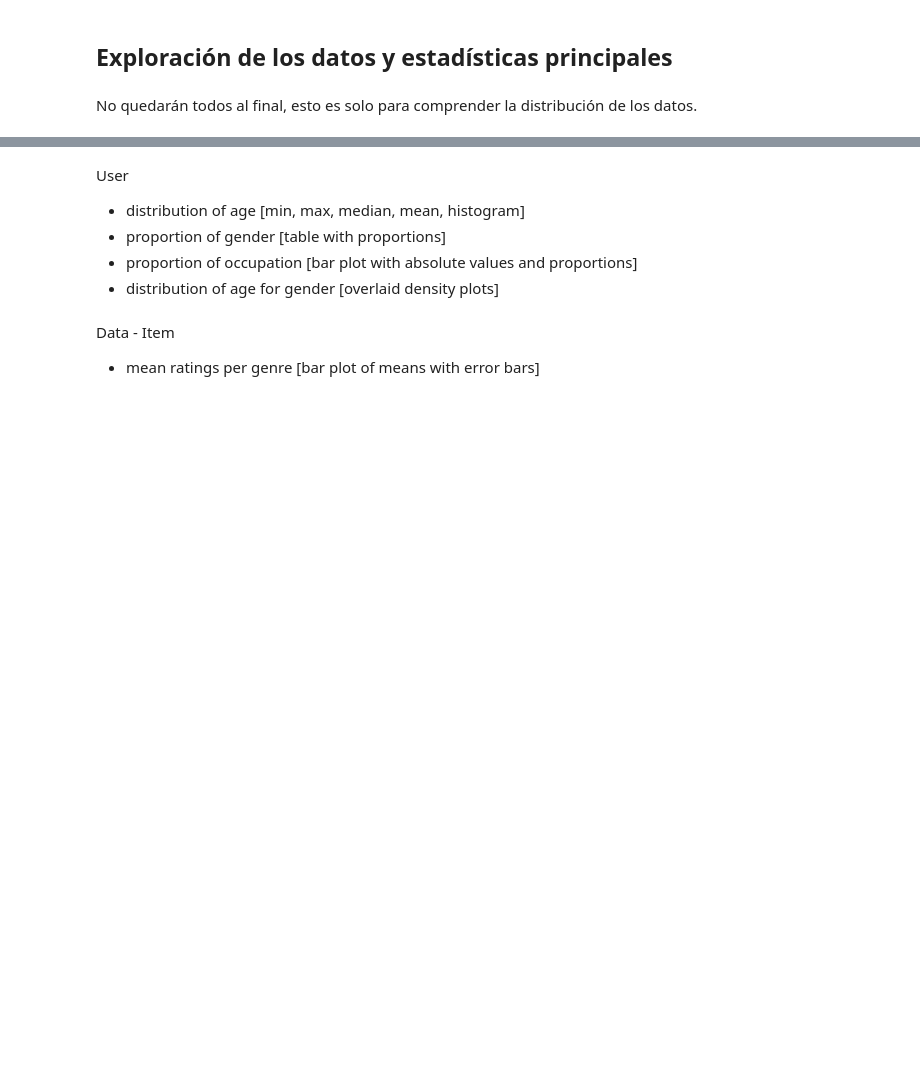
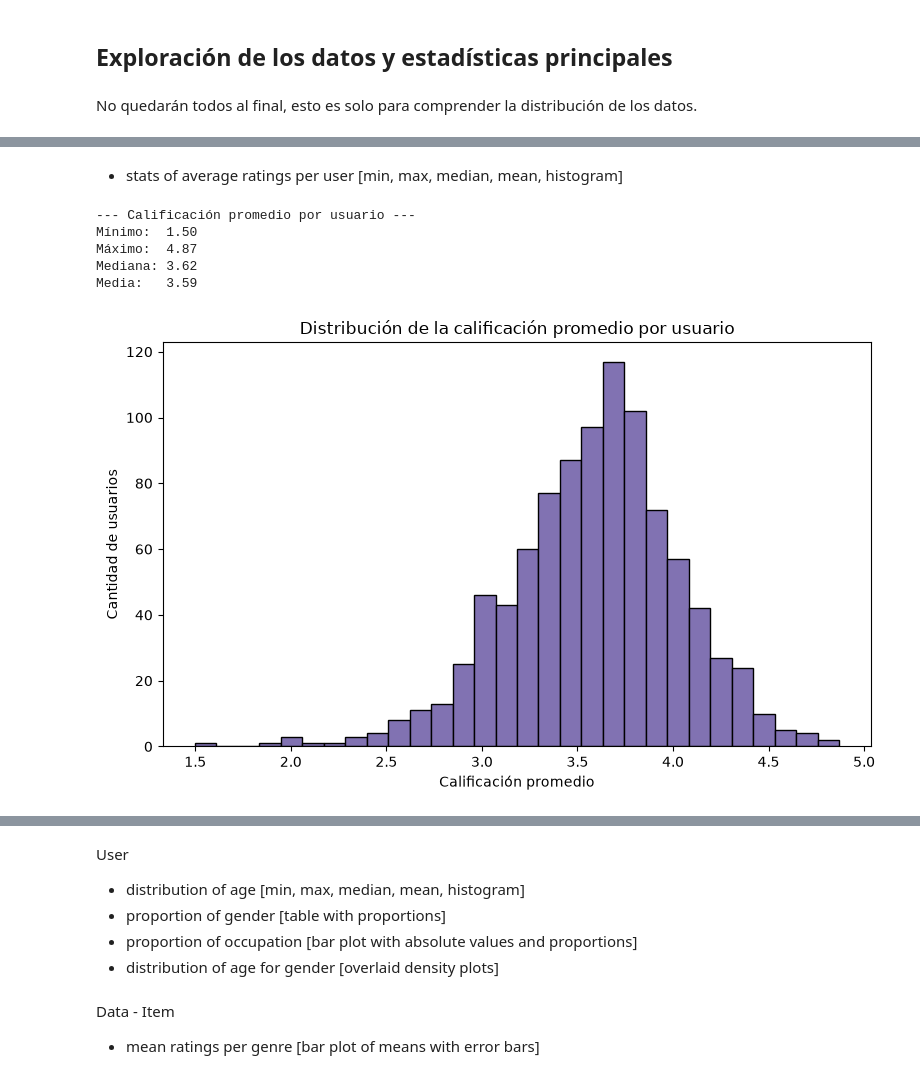
Before and after one commit to AndresCalderonRamirez/Data-Set-Movie-lens, a Jupyter notebook: notebooks/data_cleaning.ipynb, the cells around one changed output, grey strips where cells are left out. Saved outputs shown, nothing was run; the diff lists cells and outputs as text; code cells hidden in the pictures; blank space fills up the shorter version.

```diff
--- a/notebooks/data_cleaning.ipynb
+++ b/notebooks/data_cleaning.ipynb
@@ -507,0 +586,20 @@ Data
+# %% [markdown]
+* stats of average ratings per user [min, max, median, mean, histogram]
+# %%
+avg_rating_per_user = data.groupby('user_id')['rating'].mean()
+print_stats(avg_rating_per_user, "Calificación promedio por usuario")
+
+plt.figure(figsize=(8, 5))
+plt.hist(avg_rating_per_user, bins=30, color="#8172B2", edgecolor="black")
+plt.xlabel("Calificación promedio")
+plt.ylabel("Cantidad de usuarios")
+plt.title("Distribución de la calificación promedio por usuario")
+plt.tight_layout()
+plt.show()
+# %% [output]
+--- Calificación promedio por usuario ---
+Mínimo:  1.50
+Máximo:  4.87
+Mediana: 3.62
+Media:   3.59
+[figure, added]
```
Also changed, not shown: parts of 32 cells of this notebook.
